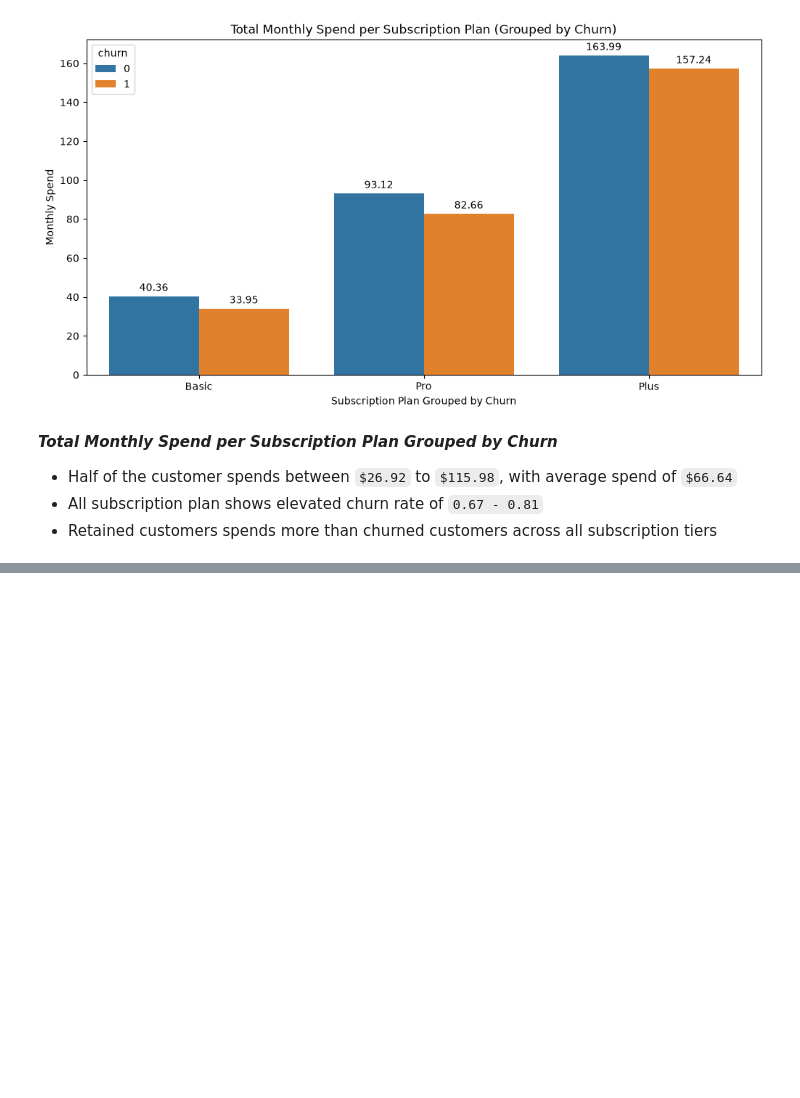
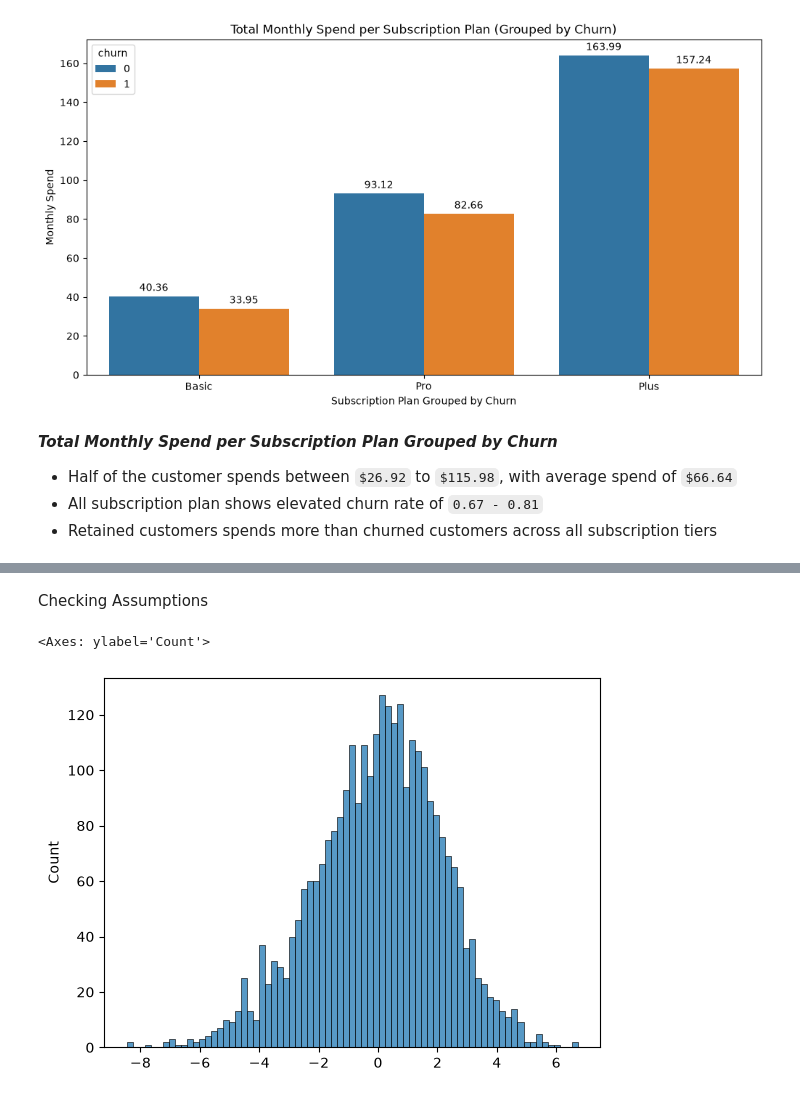
Before and after one commit to JL-Moreno021/Customer-Churn-Audit, a Jupyter notebook: Analysis_3_Subscription_Leak/subscription_revenue_leak_analysis.ipynb, the cells around one changed output, grey strips where cells are left out. Saved outputs shown, nothing was run; the diff lists cells and outputs as text; code cells hidden in the pictures; blank space fills up the shorter version.

```diff
--- a/Analysis_3_Subscription_Leak/subscription_revenue_leak_analysis.ipynb
+++ b/Analysis_3_Subscription_Leak/subscription_revenue_leak_analysis.ipynb
@@ -138,0 +255,12 @@ plt.show()
+# %%
+# Profiling the zero spenders by region and subscription plan
+subset = df[['subscription_plan','monthly_spend','churn','days_since_last_login','region']].dropna().copy()
+zero_profile = subset[subset.monthly_spend==0].groupby(['region','subscription_plan']).agg(
+    counts=('subscription_plan','count'),
+    churn=('churn','mean'),
+    login_median=('days_since_last_login','median'),
+    login_min=('days_since_last_login','min'),
+    login_P25=('days_since_last_login', lambda x: x.quantile(0.25)),
+    login_max=('days_since_last_login','max')
+).reset_index('region').sort_values(by='counts',ascending=False).reset_index()
+zero_profile
@@ -138,0 +289,5 @@ plt.show()
+# %%
+not_zero = subset[subset.monthly_spend>0].sample(3000, random_state=42)
+not_zero['sqrt_monthly_spend'] = np.sqrt(not_zero.monthly_spend)
+model = ols('sqrt_monthly_spend ~ C(subscription_plan)',not_zero).fit(cov_type='HC1')
+model.summary()
@@ -138,0 +315,11 @@ plt.show()
+# %% [markdown]
+Checking Assumptions
+# %%
+residuals = model.resid
+sns.histplot(
+    residuals,
+    bins=75
+)
+# %% [output]
+<Axes: ylabel='Count'>
+[figure, added]
```
Also changed, not shown: parts of 26 cells of this notebook, 3 other files.
